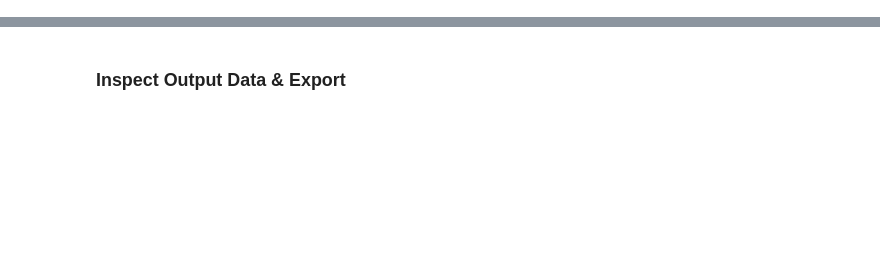
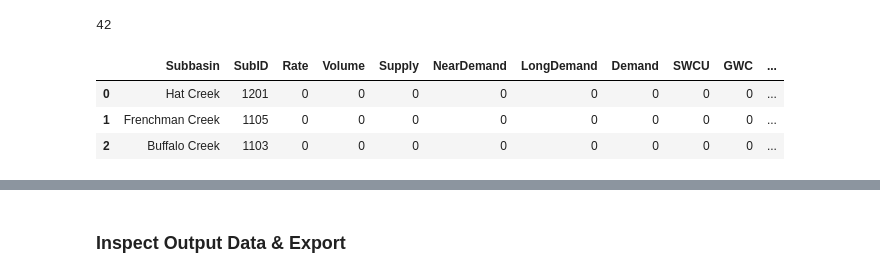
Before and after one commit to WSWCWaterDataExchange/MappingStatesDataToWaDE2.0, a Jupyter notebook: Nebraska/AggregatedAmounts/0_NEAggregatedDataPreprocess.ipynb, the cells around one changed output, grey strips where cells are left out. Saved outputs shown, nothing was run; the diff lists cells and outputs as text; code cells hidden in the pictures; blank space fills up the shorter version.

```diff
--- a/Nebraska/AggregatedAmounts/0_NEAggregatedDataPreprocess.ipynb
+++ b/Nebraska/AggregatedAmounts/0_NEAggregatedDataPreprocess.ipynb
@@ -398,10 +552,16 @@ df_basin_shp.head(3)
 # %%
 # Subbasin Shapefile Data
-SubbasinSHPInput = "InsightShapeFiles/Subbasin.shp"
+SubbasinSHPInput = "RawInputData/InsightShapeFiles/Subbasin.shp"
 SubbasinShape = gpd.read_file(SubbasinSHPInput)
 
 print(len(SubbasinShape))
 SubbasinShape.head(3)
+# %% [output]
+42
+|  | Subbasin | SubID | Rate | Volume | Supply | NearDemand | LongDemand | Demand | SWCU | GWC | ... |
+| 0 | Hat Creek | 1201 | 0 | 0 | 0 | 0 | 0 | 0 | 0 | 0 | ... |
+| 1 | Frenchman Creek | 1105 | 0 | 0 | 0 | 0 | 0 | 0 | 0 | 0 | ... |
+| 2 | Buffalo Creek | 1103 | 0 | 0 | 0 | 0 | 0 | 0 | 0 | 0 | ... |
 # %%
 # Subbasin output shapefile dataframe
 columnList = ['in_ReportingUnitName',
```
Also changed, not shown: parts of 62 cells of this notebook, 43 other files.
